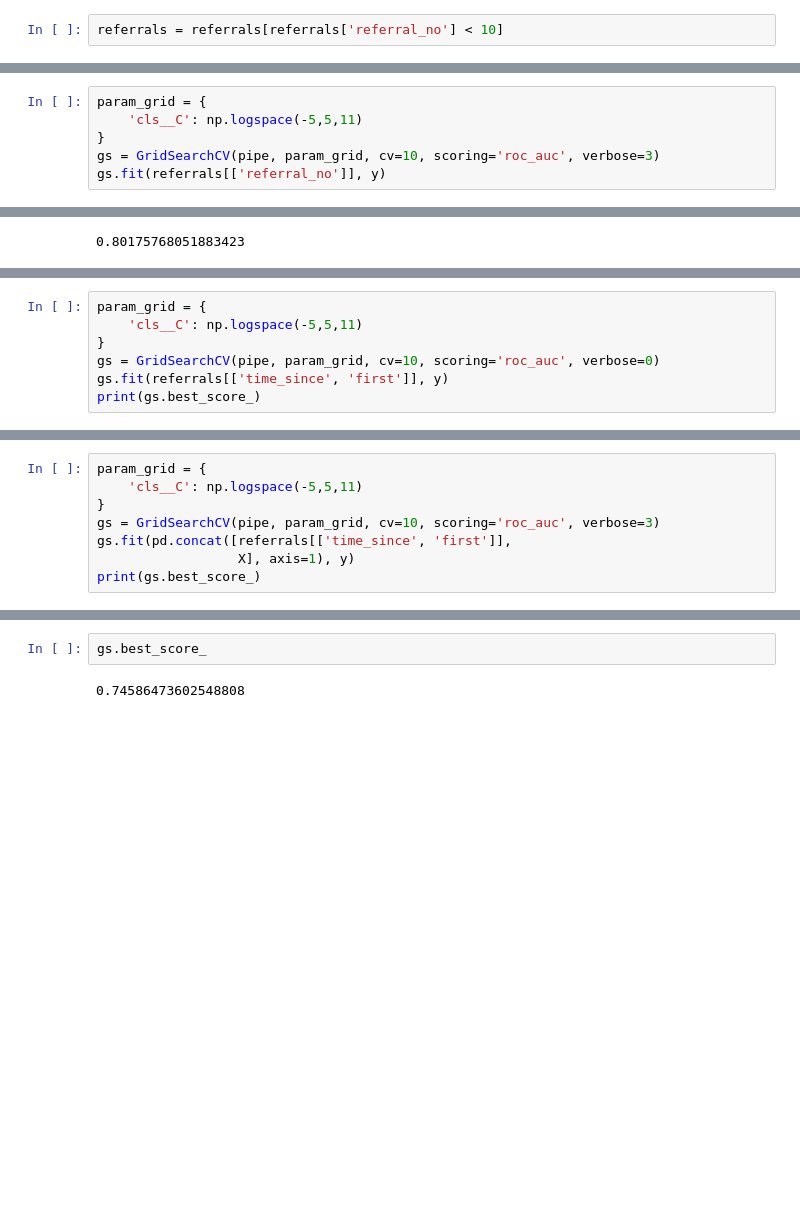
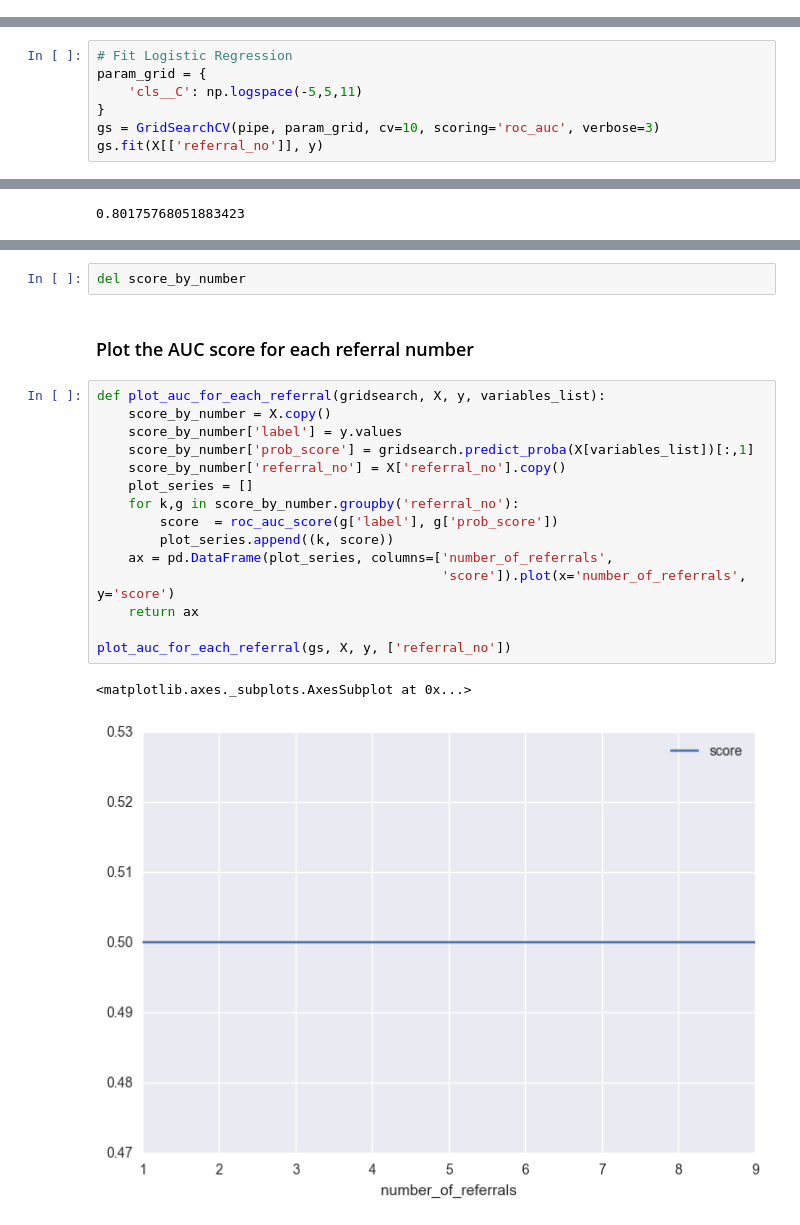
Before and after one commit to DataKind-UK/Welcome-Centre-DataCorps-Code, a Jupyter notebook: notebooks/model_prototype.ipynb, the cells around one changed output, grey strips where cells are left out. Cells and saved outputs as stored; diff of their text form; blank space fills up the shorter version.

```diff
--- a/notebooks/model_prototype.ipynb
+++ b/notebooks/model_prototype.ipynb
@@ -26,2 +15,0 @@ referrals['referral_no'] = referral_no
-# %%
-referrals = referrals[referrals['referral_no'] < 10]
@@ -62,11 +73,12 @@ pipe = Pipeline([
     ('cls', LogisticRegression())
 ])
 # %%
+# Fit Logistic Regression
 param_grid = {
     'cls__C': np.logspace(-5,5,11)
 }
 gs = GridSearchCV(pipe, param_grid, cv=10, scoring='roc_auc', verbose=3)
-gs.fit(referrals[['referral_no']], y)
+gs.fit(X[['referral_no']], y)
 # %% [output]
 Fitting 10 folds for each of 11 candidates, totalling 110 fits
 [CV] cls__C=1e-05 ....................................................
@@ -167,7 +134,0 @@ referrals['time_since'].hist()
-# %%
-param_grid = {
-    'cls__C': np.logspace(-5,5,11)
-}
-gs = GridSearchCV(pipe, param_grid, cv=10, scoring='roc_auc', verbose=0)
-gs.fit(referrals[['time_since', 'first']], y)
-print(gs.best_score_)
@@ -251,8 +134,0 @@ X = pd.concat([
-# %%
-param_grid = {
-    'cls__C': np.logspace(-5,5,11)
-}
-gs = GridSearchCV(pipe, param_grid, cv=10, scoring='roc_auc', verbose=3)
-gs.fit(pd.concat([referrals[['time_since', 'first']],
-                  X], axis=1), y)
-print(gs.best_score_)
@@ -287,4 +135,22 @@ Fitting 10 folds for each of 11 candidates, totalling 110 fits
-# %%
-gs.best_score_
-# %% [output]
-0.74586473602548808
+# %%
+del score_by_number
+# %% [markdown]
+### Plot the AUC score for each referral number
+# %%
+def plot_auc_for_each_referral(gridsearch, X, y, variables_list):
+    score_by_number = X.copy()
+    score_by_number['label'] = y.values
+    score_by_number['prob_score'] = gridsearch.predict_proba(X[variables_list])[:,1]
+    score_by_number['referral_no'] = X['referral_no'].copy()
+    plot_series = []
+    for k,g in score_by_number.groupby('referral_no'):
+        score  = roc_auc_score(g['label'], g['prob_score'])
+        plot_series.append((k, score))
+    ax = pd.DataFrame(plot_series, columns=['number_of_referrals',
+                                            'score']).plot(x='number_of_referrals', y='score')
+    return ax
+
+plot_auc_for_each_referral(gs, X, y, ['referral_no'])
+# %% [output]
+<matplotlib.axes._subplots.AxesSubplot at 0x...>
+[figure, added]
```
Also changed, not shown: parts of 57 cells of this notebook.
